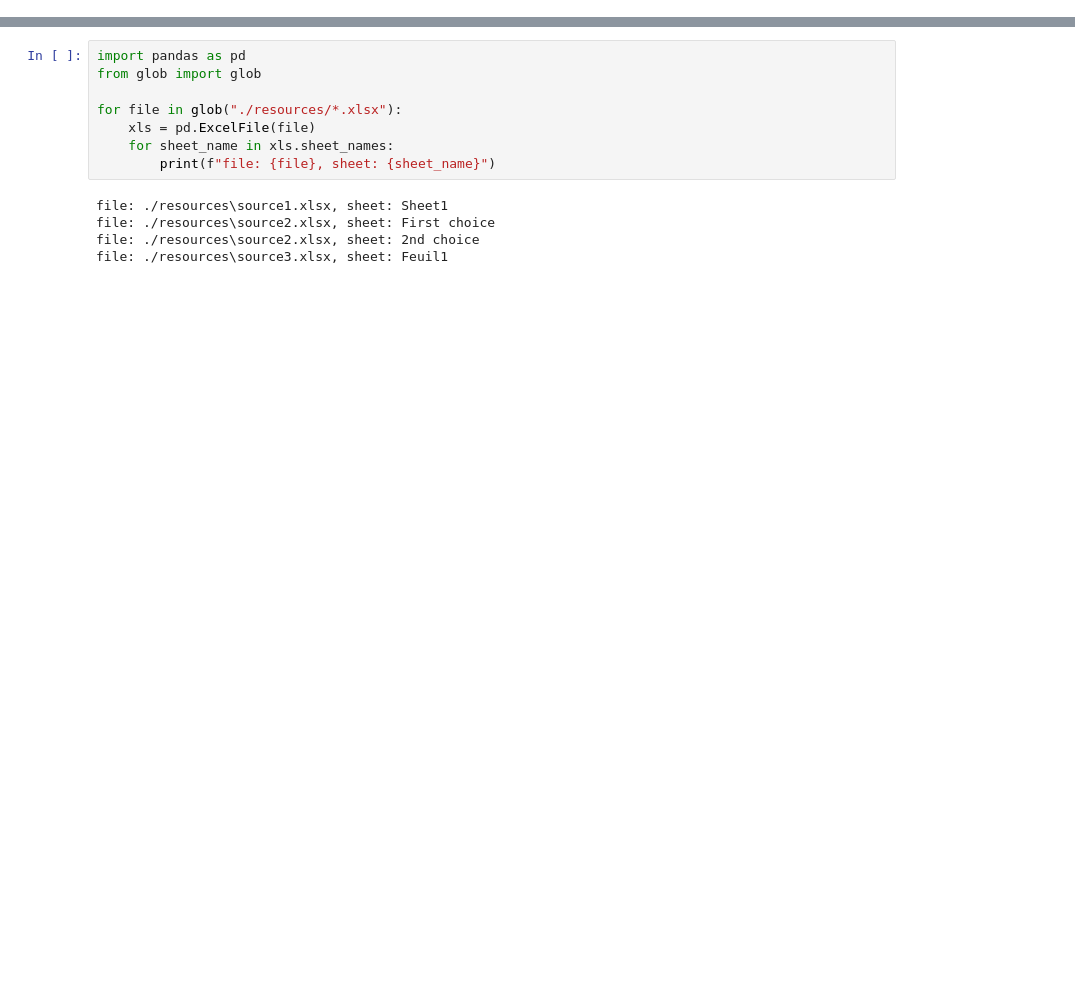
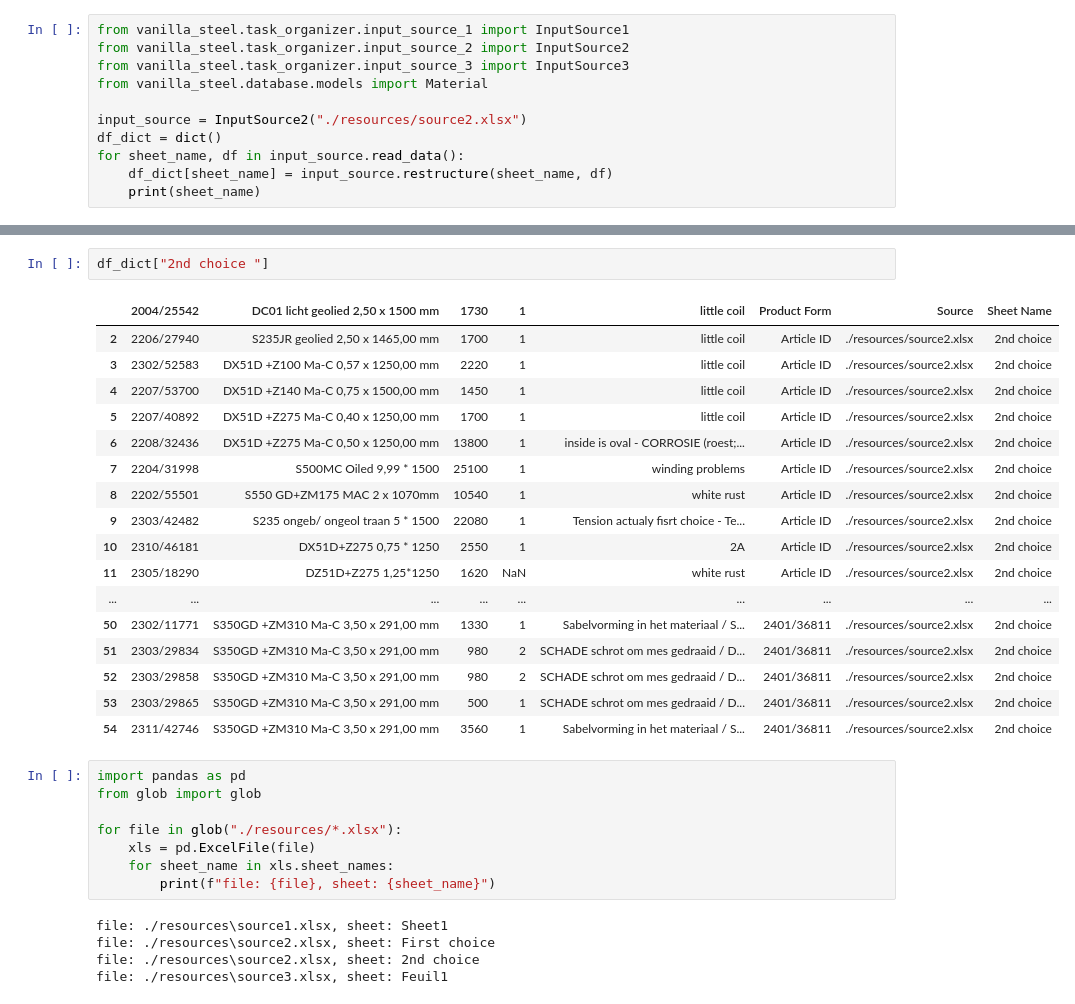
Before and after one commit to praveer-k/ml-en-assessment, a Jupyter notebook: experiment.ipynb, the cells around one changed output, grey strips where cells are left out. Drawn from its saved outputs; the diff is of its cells as text; blank space fills up the shorter version.

```diff
--- a/experiment.ipynb
+++ b/experiment.ipynb
@@ -31,0 +1,11 @@ Request was successful!
+# %%
+from vanilla_steel.task_organizer.input_source_1 import InputSource1
+from vanilla_steel.task_organizer.input_source_2 import InputSource2
+from vanilla_steel.task_organizer.input_source_3 import InputSource3
+from vanilla_steel.database.models import Material
+
+input_source = InputSource2("./resources/source2.xlsx")
+df_dict = dict()
+for sheet_name, df in input_source.read_data():
+    df_dict[sheet_name] = input_source.restructure(sheet_name, df)
+    print(sheet_name)
@@ -32,3 +31,23 @@ Request was successful!
+# %%
+df_dict["2nd choice "]
+# %% [output]
+|  | 2004/25542 | DC01 licht geolied 2,50 x 1500 mm | 1730 | 1 | little coil | Product Form | Source | Sheet Name |
+| 2 | 2206/27940 | S235JR geolied 2,50 x 1465,00 mm | 1700 | 1 | little coil | Article ID | ./resources/source2.xlsx | 2nd choice |
+| 3 | 2302/52583 | DX51D +Z100 Ma-C 0,57 x 1250,00 mm | 2220 | 1 | little coil | Article ID | ./resources/source2.xlsx | 2nd choice |
+| 4 | 2207/53700 | DX51D +Z140 Ma-C 0,75 x 1500,00 mm | 1450 | 1 | little coil | Article ID | ./resources/source2.xlsx | 2nd choice |
+| 5 | 2207/40892 | DX51D +Z275 Ma-C 0,40 x 1250,00 mm | 1700 | 1 | little coil | Article ID | ./resources/source2.xlsx | 2nd choice |
+| 6 | 2208/32436 | DX51D +Z275 Ma-C 0,50 x 1250,00 mm | 13800 | 1 | inside is oval - CORROSIE (roest;... | Article ID | ./resources/source2.xlsx | 2nd choice |
+| 7 | 2204/31998 | S500MC Oiled 9,99 * 1500 | 25100 | 1 | winding problems | Article ID | ./resources/source2.xlsx | 2nd choice |
+| 8 | 2202/55501 | S550 GD+ZM175 MAC 2 x 1070mm | 10540 | 1 | white rust | Article ID | ./resources/source2.xlsx | 2nd choice |
+| 9 | 2303/42482 | S235 ongeb/ ongeol traan 5 * 1500 | 22080 | 1 | Tension actualy fisrt choice - Te... | Article ID | ./resources/source2.xlsx | 2nd choice |
+| 10 | 2310/46181 | DX51D+Z275 0,75 * 1250 | 2550 | 1 | 2A | Article ID | ./resources/source2.xlsx | 2nd choice |
+| 11 | 2305/18290 | DZ51D+Z275 1,25*1250 | 1620 | NaN | white rust | Article ID | ./resources/source2.xlsx | 2nd choice |
+| ... | ... | ... | ... | ... | ... | ... | ... | ... |
+| 50 | 2302/11771 | S350GD +ZM310 Ma-C 3,50 x 291,00 mm | 1330 | 1 | Sabelvorming in het materiaal / S... | 2401/36811 | ./resources/source2.xlsx | 2nd choice |
+| 51 | 2303/29834 | S350GD +ZM310 Ma-C 3,50 x 291,00 mm | 980 | 2 | SCHADE schrot om mes gedraaid / D... | 2401/36811 | ./resources/source2.xlsx | 2nd choice |
+| 52 | 2303/29858 | S350GD +ZM310 Ma-C 3,50 x 291,00 mm | 980 | 2 | SCHADE schrot om mes gedraaid / D... | 2401/36811 | ./resources/source2.xlsx | 2nd choice |
+| 53 | 2303/29865 | S350GD +ZM310 Ma-C 3,50 x 291,00 mm | 500 | 1 | SCHADE schrot om mes gedraaid / D... | 2401/36811 | ./resources/source2.xlsx | 2nd choice |
+| 54 | 2311/42746 | S350GD +ZM310 Ma-C 3,50 x 291,00 mm | 3560 | 1 | Sabelvorming in het materiaal / S... | 2401/36811 | ./resources/source2.xlsx | 2nd choice |
 # %%
 import pandas as pd
 from glob import glob
```
Also changed, not shown: parts of 21 cells of this notebook, 18 other files.
